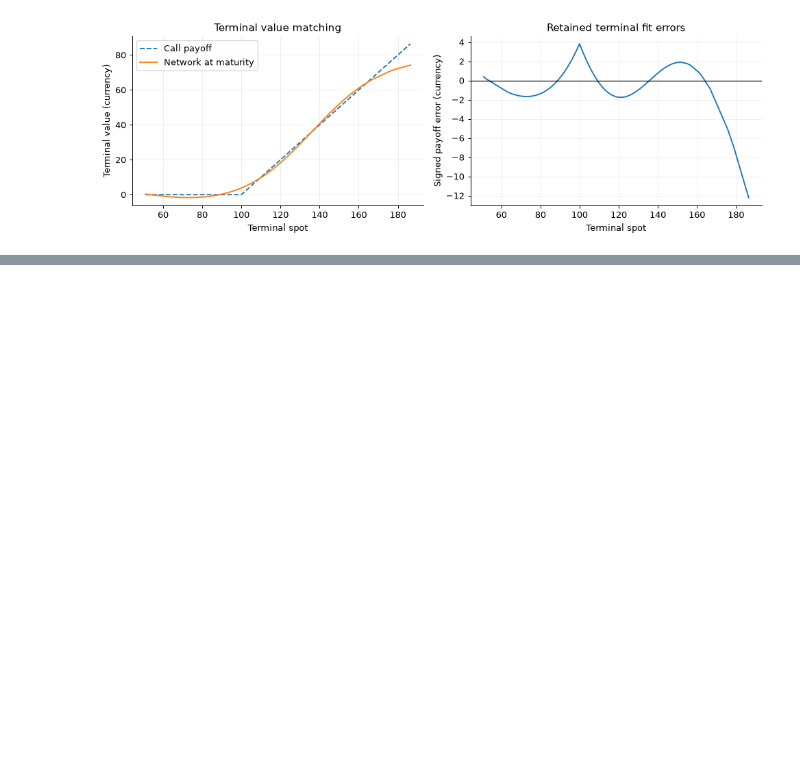
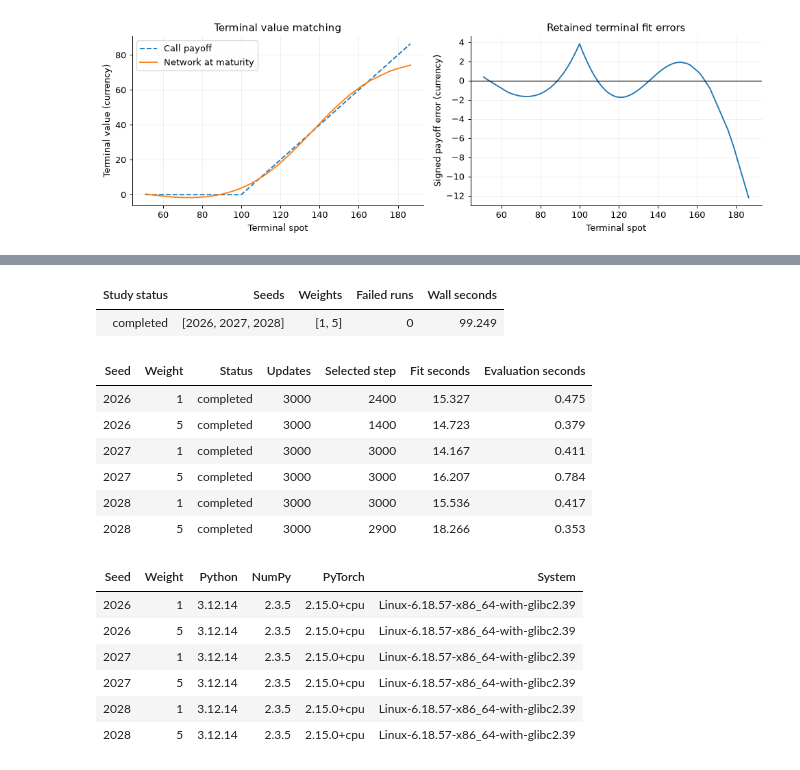
Before and after one commit to KVInator/deep-bsde-pricing, a Jupyter notebook: notebooks/03_neural_solvers.ipynb, the cells around one changed output, grey strips where cells are left out. Saved outputs shown, nothing was run; the diff lists cells and outputs as text; code cells hidden in the pictures; blank space fills up the shorter version.

```diff
--- a/notebooks/03_neural_solvers.ipynb
+++ b/notebooks/03_neural_solvers.ipynb
@@ -251,0 +268,34 @@ plt.show()
+# %%
+study_dir = root / "scratch/runs/reproducibility"
+study = json.loads((study_dir / "study.json").read_text())
+rows = study["runs"]
+usable = [r for r in rows if r["status"] in ("completed", "time_budget_reached")]
+table(["Study status", "Seeds", "Weights", "Failed runs", "Wall seconds"], [[
+    study["status"], study["seeds"], study["terminal_weights"],
+    sum(r["status"] == "failed" for r in rows), f'{study["wall_seconds"]:.3f}']])
+table(["Seed", "Weight", "Status", "Updates", "Selected step", "Fit seconds", "Evaluation seconds"], [
+    [r["seed"], r["terminal_weight"], r["status"], r.get("completed_updates", ""),
+     r.get("selected_step", ""), f'{r.get("training_seconds", 0):.3f}' if "training_seconds" in r else "",
+     f'{r.get("evaluation_seconds", 0):.3f}' if "evaluation_seconds" in r else r.get("error", "")]
+    for r in rows])
+reports = {r["directory"]: json.loads((study_dir / r["directory"] / "report.json").read_text()) for r in usable}
+table(["Seed", "Weight", "Python", "NumPy", "PyTorch", "System"], [
+    [r["seed"], r["terminal_weight"], reports[r["directory"]]["python"], reports[r["directory"]]["numpy"],
+     reports[r["directory"]]["torch"], reports[r["directory"]]["system"]] for r in usable])
+# %% [output]
+| Study status | Seeds | Weights | Failed runs | Wall seconds |
+| completed | [2026, 2027, 2028] | [1, 5] | 0 | 99.249 |
+| Seed | Weight | Status | Updates | Selected step | Fit seconds | Evaluation seconds |
+| 2026 | 1 | completed | 3000 | 2400 | 15.327 | 0.475 |
+| 2026 | 5 | completed | 3000 | 1400 | 14.723 | 0.379 |
+| 2027 | 1 | completed | 3000 | 3000 | 14.167 | 0.411 |
+| 2027 | 5 | completed | 3000 | 3000 | 16.207 | 0.784 |
+| 2028 | 1 | completed | 3000 | 3000 | 15.536 | 0.417 |
+| 2028 | 5 | completed | 3000 | 2900 | 18.266 | 0.353 |
+| Seed | Weight | Python | NumPy | PyTorch | System |
+| 2026 | 1 | 3.12.14 | 2.3.5 | 2.15.0+cpu | Linux-6.18.57-x86_64-with-glibc2.39 |
+| 2026 | 5 | 3.12.14 | 2.3.5 | 2.15.0+cpu | Linux-6.18.57-x86_64-with-glibc2.39 |
+| 2027 | 1 | 3.12.14 | 2.3.5 | 2.15.0+cpu | Linux-6.18.57-x86_64-with-glibc2.39 |
+| 2027 | 5 | 3.12.14 | 2.3.5 | 2.15.0+cpu | Linux-6.18.57-x86_64-with-glibc2.39 |
+| 2028 | 1 | 3.12.14 | 2.3.5 | 2.15.0+cpu | Linux-6.18.57-x86_64-with-glibc2.39 |
+| 2028 | 5 | 3.12.14 | 2.3.5 | 2.15.0+cpu | Linux-6.18.57-x86_64-with-glibc2.39 |
```
Also changed, not shown: parts of 11 cells of this notebook, 7 other files.
